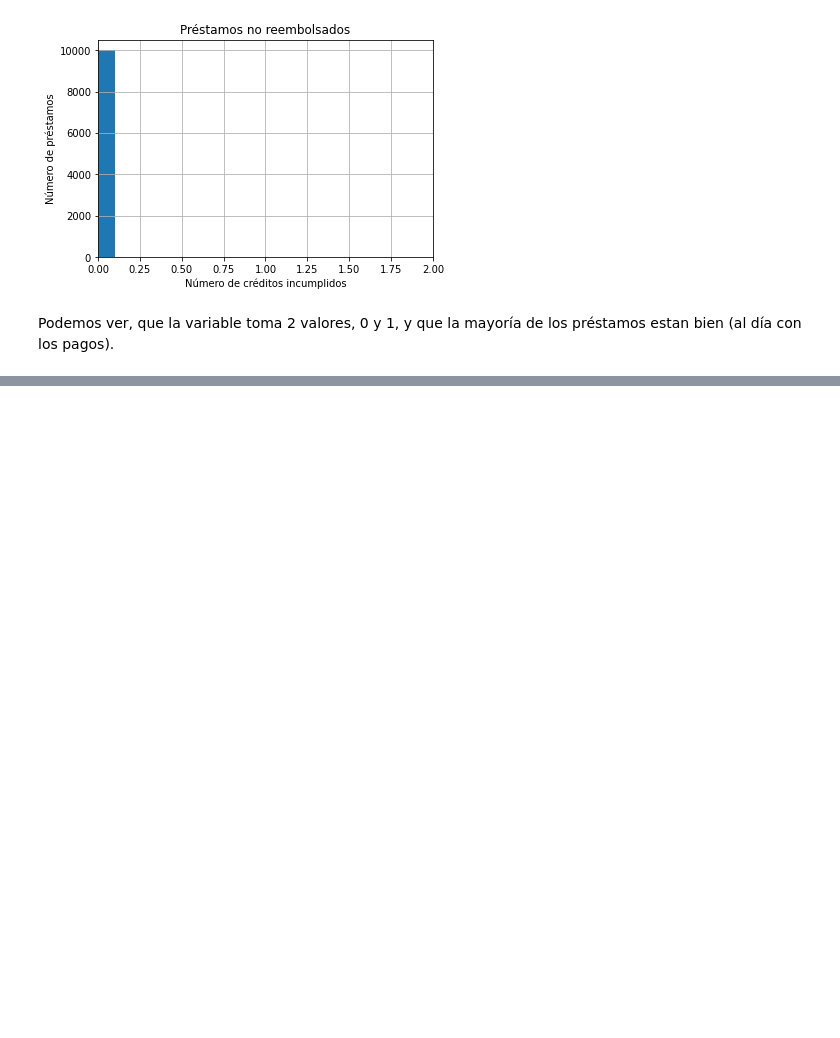
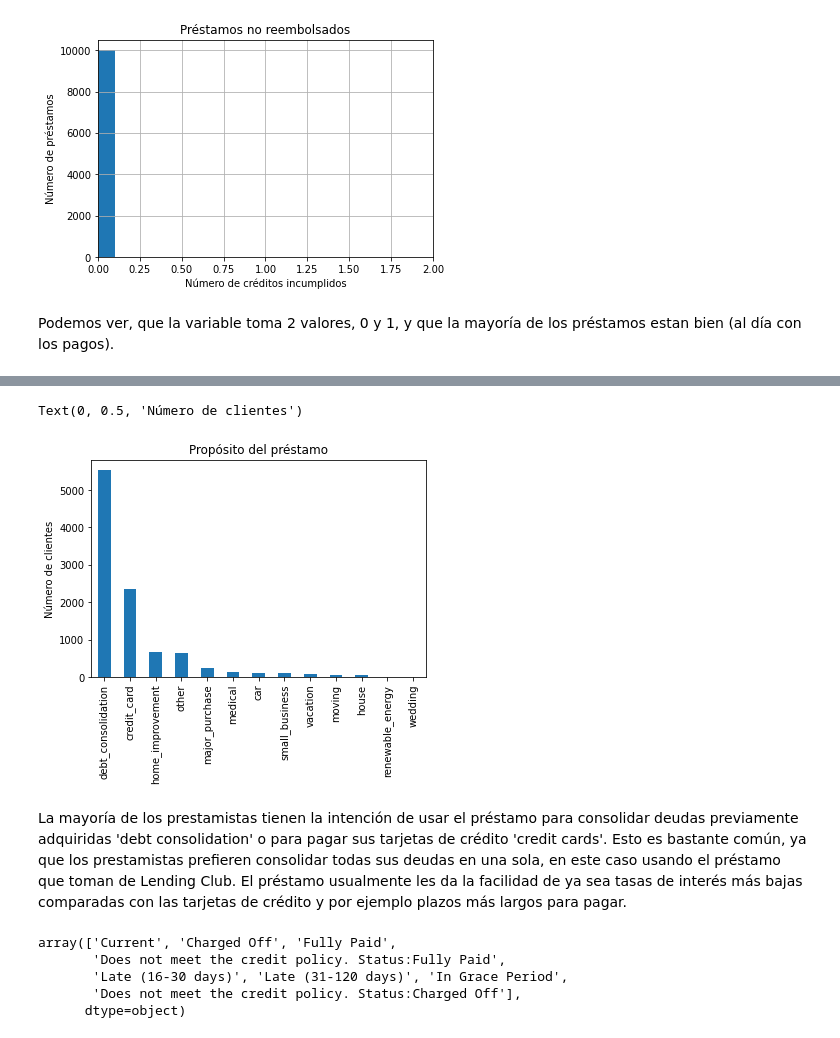
Before and after one commit to virf96/Chat-Bot, a Jupyter notebook: Tipos_de_variables.ipynb, the cells around one changed output, grey strips where cells are left out. Saved outputs shown, nothing was run; the diff lists cells and outputs as text; code cells hidden in the pictures; blank space fills up the shorter version.

```diff
--- a/Tipos_de_variables.ipynb
+++ b/Tipos_de_variables.ipynb
@@ -310,0 +384,27 @@ Podemos ver, que la variable toma 2 valores, 0 y 1, y que la mayoría de los pr
+# %%
+# Creemos un gráfico de barras, con el número de préstamistas
+# por cada una de las categorías
+
+# El siguiente código cuenta el número de observaciones (prestamistas)
+# en cada una de las categorías y crea un gráfico de barras.
+
+fig = data['purpose'].value_counts().plot.bar()
+fig.set_title('Propósito del préstamo')
+fig.set_ylabel('Número de clientes')
+# %% [output]
+Text(0, 0.5, 'Número de clientes')
+[figure, added]
+# %% [markdown]
+La mayoría de los prestamistas tienen la intención de usar el préstamo para consolidar deudas previamente adquiridas 'debt consolidation' o para pagar sus tarjetas de crédito 'credit cards'. Esto es bastante común, ya que los prestamistas prefieren consolidar todas sus deudas en una sola, en este caso usando el préstamo que toman de Lending Club. El préstamo usualmente les da la facilidad de ya sea tasas de interés más bajas comparadas con las tarjetas de crédito y por ejemplo plazos más largos para pagar.
+# %%
+# Miremos otra variable categórica, "loan status",
+# que representa el estado del préstamo, si esta activo 'current',
+# pagado 'paid', incumplido 'defaulted', entre otros casos.
+
+data.loan_status.unique()
+# %% [output]
+array(['Current', 'Charged Off', 'Fully Paid',
+       'Does not meet the credit policy. Status:Fully Paid',
+       'Late (16-30 days)', 'Late (31-120 days)', 'In Grace Period',
+       'Does not meet the credit policy. Status:Charged Off'],
+      dtype=object)
```
Also changed, not shown: parts of 31 cells of this notebook.
